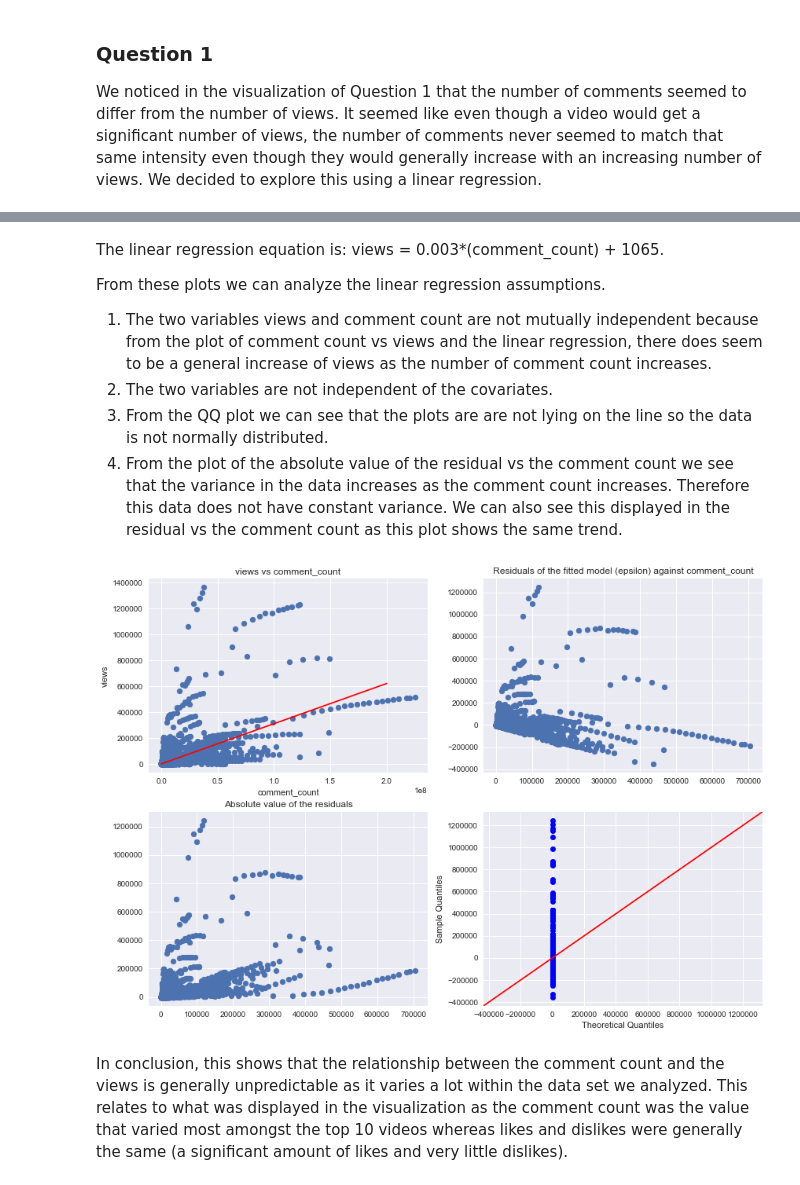
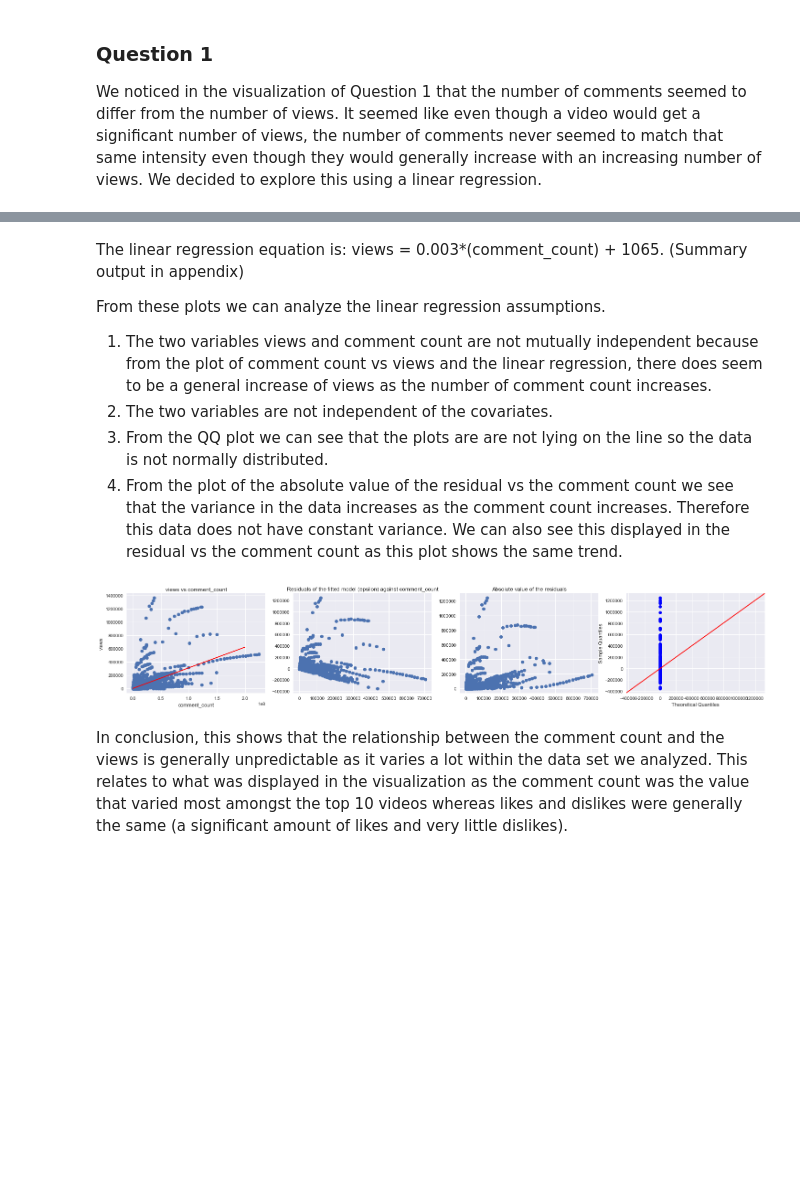
Before and after one commit to tt0507/ORIE3120-Final-Project, a Jupyter notebook: milestone2.ipynb, the cells around one changed output, grey strips where cells are left out. Saved outputs shown, nothing was run; the diff lists cells and outputs as text; code cells hidden in the pictures; blank space fills up the shorter version.

Commit message:
changed layout of graph

```diff
--- a/milestone2.ipynb
+++ b/milestone2.ipynb
@@ -50,5 +27,5 @@ strong multicollinearity or other numerical problems.
 # %% [markdown]
-The linear regression equation is: views = 0.003*(comment_count) + 1065.
+The linear regression equation is: views = 0.003*(comment_count) + 1065. (Summary output in appendix)
 
 From these plots we can analyze the linear regression assumptions.
 
@@ -57,29 +34,29 @@ From these plots we can analyze the linear regression assumptions.
 3. From the QQ plot we can see that the plots are are not lying on the line so the data is not normally distributed.
 4. From the plot of the absolute value of the residual vs the comment count we see that the variance in the data increases as the comment count increases. Therefore this data does not have constant variance. We can also see this displayed in the residual vs the comment count as this plot shows the same trend.
 # %%
-fig = plt.figure(figsize=(14, 10))
+fig = plt.figure(figsize=(25, 4))
 
-plt.subplot(2,2,1)
+plt.subplot(1,4,1)
 plt.xlabel("comment_count")
 plt.ylabel("views")
 plt.title("views vs comment_count")
 plt.scatter(us_data['views'],us_data['comment_count'])
 x = np.linspace(0,200000000)
 y = 0.0031*x + 1065
 plt.plot(x,y,'red')
 
-plt.subplot(2,2,2)
+plt.subplot(1,4,2)
 plt.title("Residuals of the fitted model (epsilon) against comment_count")
 plt.scatter(model_q1.predict(X),model_q1.resid)
 
-plt.subplot(2,2,3)
+plt.subplot(1,4,3)
 plt.title("Absolute value of the residuals")
 plt.scatter(model_q1.predict(X), abs(model_q1.resid))
 
-sm.qqplot(model_q1.resid, line='45', ax = plt.subplot(2, 2, 4))
+sm.qqplot(model_q1.resid, line='45', ax = plt.subplot(1, 4, 4))
 plt.show()
 # %% [output]
-[figure, old version]
+[figure, new version]
 # %% [markdown]
 In conclusion, this shows that the relationship between the comment count and the views is generally unpredictable as it varies a lot within the data set we analyzed. This relates to what was displayed in the visualization as the comment count was the value that varied most amongst the top 10 videos whereas likes and dislikes were generally the same (a significant amount of likes and very little dislikes).
 # %% [markdown]
```
Also changed, not shown: parts of 10 cells of this notebook.
